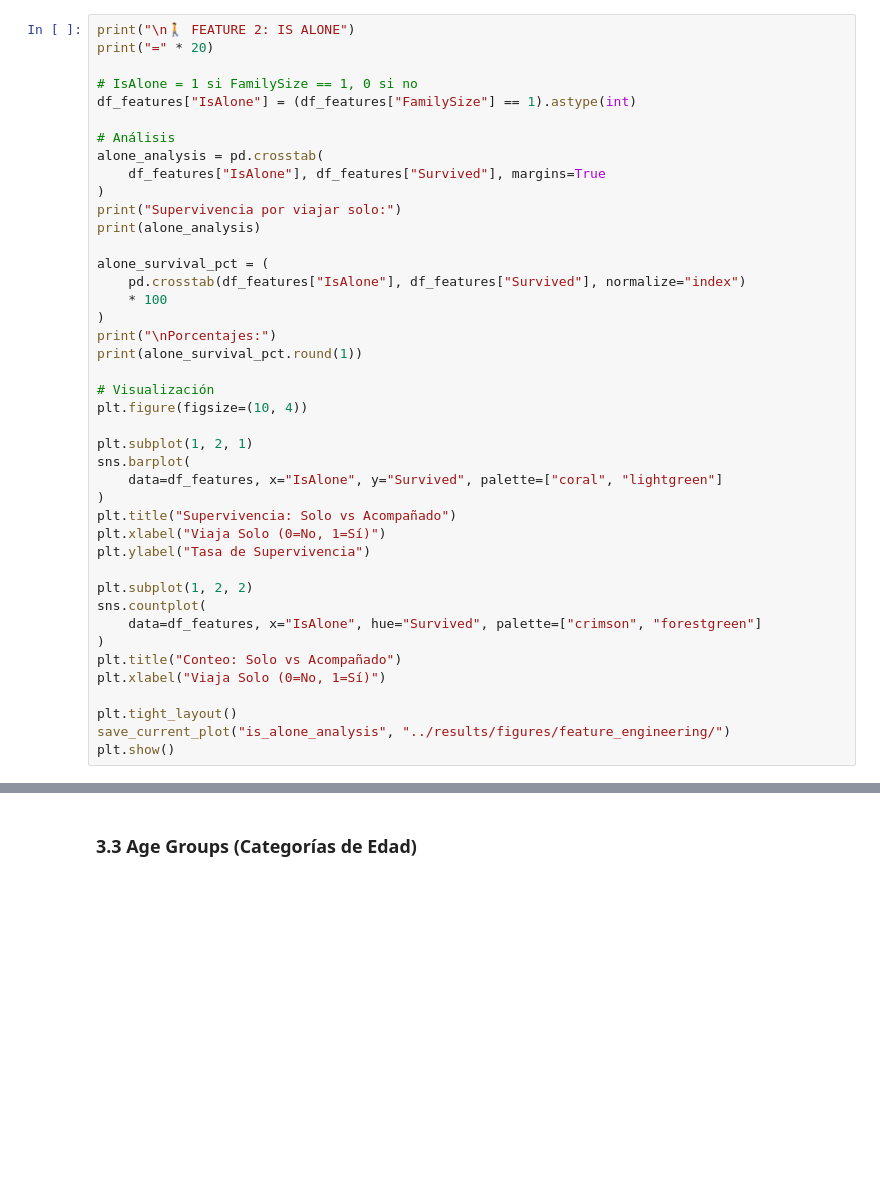
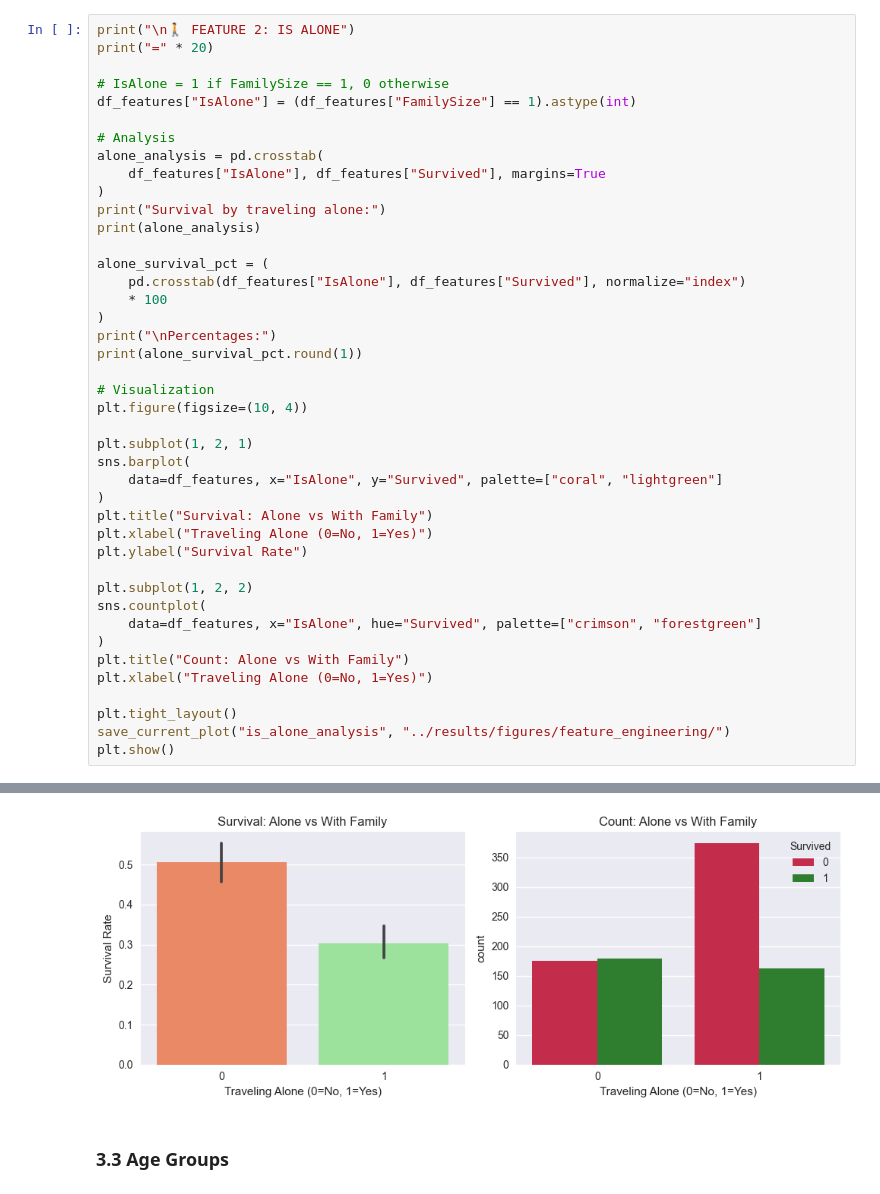
Before and after one commit to YahwthaniMG/SG1_Team3_ML, a Jupyter notebook: notebooks/03_feature_engineering.ipynb, the cells around one changed output, grey strips where cells are left out. Cells and saved outputs as stored; diff of their text form; blank space fills up the shorter version.

```diff
--- a/notebooks/03_feature_engineering.ipynb
+++ b/notebooks/03_feature_engineering.ipynb
@@ -118,41 +160,42 @@ plt.show()
 print("\n🚶 FEATURE 2: IS ALONE")
 print("=" * 20)
 
-# IsAlone = 1 si FamilySize == 1, 0 si no
+# IsAlone = 1 if FamilySize == 1, 0 otherwise
 df_features["IsAlone"] = (df_features["FamilySize"] == 1).astype(int)
 
-# Análisis
+# Analysis
 alone_analysis = pd.crosstab(
     df_features["IsAlone"], df_features["Survived"], margins=True
 )
-print("Supervivencia por viajar solo:")
+print("Survival by traveling alone:")
 print(alone_analysis)
 
 alone_survival_pct = (
     pd.crosstab(df_features["IsAlone"], df_features["Survived"], normalize="index")
     * 100
 )
-print("\nPorcentajes:")
+print("\nPercentages:")
 print(alone_survival_pct.round(1))
 
-# Visualización
+# Visualization
 plt.figure(figsize=(10, 4))
 
 plt.subplot(1, 2, 1)
 sns.barplot(
     data=df_features, x="IsAlone", y="Survived", palette=["coral", "lightgreen"]
 )
-plt.title("Supervivencia: Solo vs Acompañado")
-plt.xlabel("Viaja Solo (0=No, 1=Sí)")
-plt.ylabel("Tasa de Supervivencia")
+plt.title("Survival: Alone vs With Family")
+plt.xlabel("Traveling Alone (0=No, 1=Yes)")
+plt.ylabel("Survival Rate")
 
 plt.subplot(1, 2, 2)
 sns.countplot(
     data=df_features, x="IsAlone", hue="Survived", palette=["crimson", "forestgreen"]
 )
-plt.title("Conteo: Solo vs Acompañado")
-plt.xlabel("Viaja Solo (0=No, 1=Sí)")
+plt.title("Count: Alone vs With Family")
+plt.xlabel("Traveling Alone (0=No, 1=Yes)")
 
 plt.tight_layout()
 save_current_plot("is_alone_analysis", "../results/figures/feature_engineering/")
 plt.show()
+# %% [output]
@@ -159,5 +217,6 @@ plt.show()
+[figure, added]
 # %% [markdown]
-### 3.3 Age Groups (Categorías de Edad)
+### 3.3 Age Groups
 # %%
 print("\n👶👨👴 FEATURE 3: AGE GROUPS")
 print("=" * 25)
```
Also changed, not shown: parts of 39 cells of this notebook, 7 other files.
